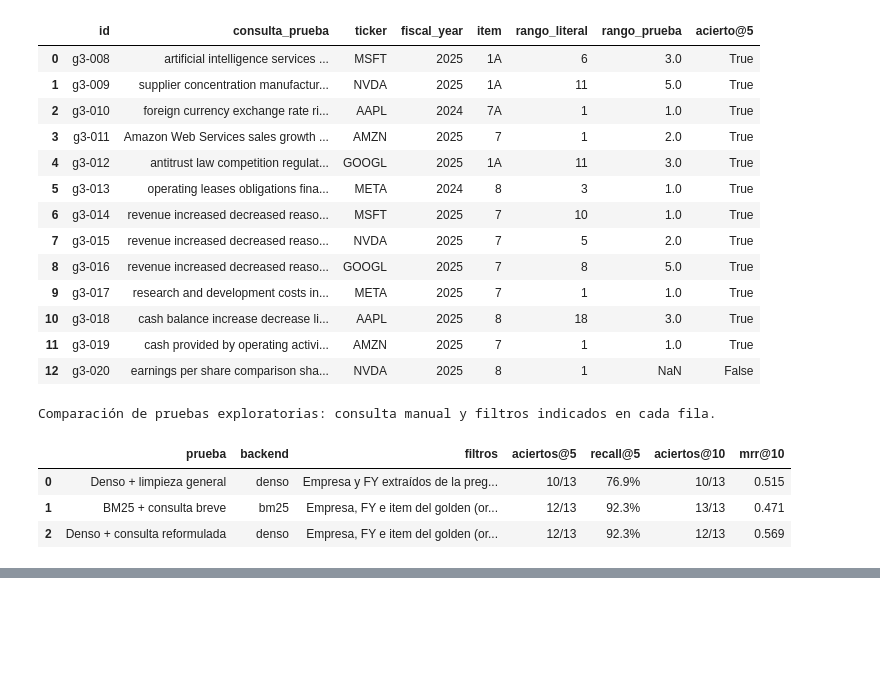
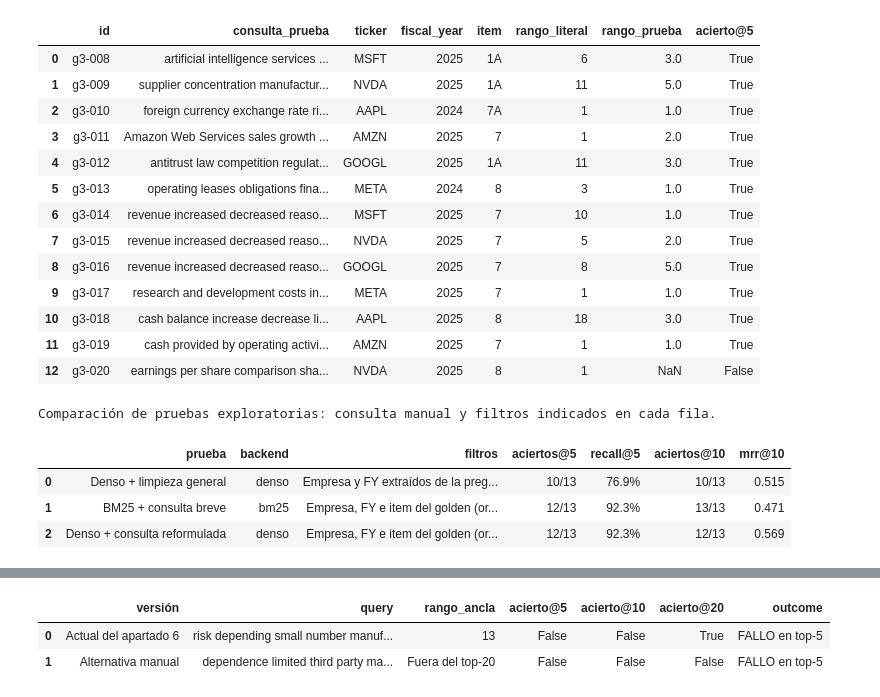
Before and after one commit to Romequinco/10k-financial-agent, a Jupyter notebook: notebooks/05_mejora_retrieval.ipynb, the cells around one changed output, grey strips where cells are left out. Cells and saved outputs as stored; diff of their text form; code cells hidden in the pictures; blank space fills up the shorter version.

Commit message:
notebook 5 fin

```diff
--- a/notebooks/05_mejora_retrieval.ipynb
+++ b/notebooks/05_mejora_retrieval.ipynb
@@ -525,0 +562,94 @@ Comparación de pruebas exploratorias: consulta manual y filtros indicados en ca
+# %%
+from pathlib import Path
+import sys
+import json
+import pandas as pd
+from IPython.display import display, Markdown
+
+# Funciona desde la raíz del repositorio o desde notebooks/.
+raiz = next(
+    p for p in [Path.cwd(), *Path.cwd().parents]
+    if (p / "pyproject.toml").exists()
+)
+sys.path.insert(0, str(raiz / "src"))
+
+from agente10k import config, evaluacion, retrieval
+from agente10k.pruebas_retrieval import limpiar_consulta, extraer_filtros
+
+golden = {
+    p["id"]: p
+    for p in evaluacion.cargar_golden(config.GOLDEN / "golden_propio.jsonl")
+}
+consultas = json.loads((
+    config.RESULTADOS / "experimentos" / "ingles_20260917" / "consultas.json"
+).read_text(encoding="utf-8"))
+
+# Consulta actual: se carga la que ya utiliza cada apartado.
+# Alternativa: otro intento manual, sin garantía de mejora.
+casos = [
+    ("6.1 · Denso + limpieza", "g3-009", 0,
+     "dependence on limited third party manufacturers risks"),
+
+    ("6.2 · BM25 + palabras clave", "g3-020", 1,
+     "basic earnings per share prior year comparison adjusted shares"),
+
+    ("6.3 · Denso + reformulación", "g3-020", 2,
+     "comparability of basic earnings per share across years adjustments to number of shares"),
+]
+
+outcomes = {}
+
+for metodo, pid, columna, alternativa in casos:
+    pregunta = golden[pid]
+    actual = consultas[pid][columna]
+
+    if columna == 0:
+        actual = limpiar_consulta(actual)
+        alternativa = limpiar_consulta(alternativa)
+        filtros = extraer_filtros(pregunta["pregunta"])
+    else:
+        filtros = evaluacion.filtros_oraculo(pregunta)
+
+    buscar = retrieval.buscar_bm25 if columna == 1 else retrieval.buscar_denso
+    filas = []
+
+    for version, query in [
+        ("Actual del apartado 6", actual),
+        ("Alternativa manual", alternativa),
+    ]:
+        documentos = buscar(query, k=20, **filtros)
+        ranking = [{
+            "id": pid,
+            "ranking": [d["chunk_id"] for d in documentos],
+            "ms": 0,
+        }]
+        detalle = evaluacion.detalle_retrieval(ranking, [pregunta])[0]
+
+        if not detalle["presente"]:
+            raise ValueError(f"{pid}: el ancla no está indexada; revisa el caso.")
+
+        rango = detalle["rango"]
+        filas.append({
+            "versión": version,
+            "query": query,
+            "rango_ancla": rango if rango is not None else "Fuera del top-20",
+            "acierto@5": rango is not None and rango <= 5,
+            "acierto@10": rango is not None and rango <= 10,
+            "acierto@20": rango is not None and rango <= 20,
+            "outcome": (
+                "ACIERTO en top-5"
+                if rango is not None and rango <= 5
+                else "FALLO en top-5"
+            ),
+        })
+
+    outcomes[metodo] = pd.DataFrame(filas)
+
+    display(Markdown(
+        f"### {metodo}\n\n**Pregunta:** {pregunta['pregunta']}"
+    ))
+    print("Filtros:", filtros)
+
+    with pd.option_context("display.max_colwidth", None):
+        display(outcomes[metodo])
+# %% [output]
@@ -525,0 +660,3 @@ Comparación de pruebas exploratorias: consulta manual y filtros indicados en ca
+|  | versión | query | rango_ancla | acierto@5 | acierto@10 | acierto@20 | outcome |
+| 0 | Actual del apartado 6 | risk depending small number manuf... | 13 | False | False | True | FALLO en top-5 |
+| 1 | Alternativa manual | dependence limited third party ma... | Fuera del top-20 | False | False | False | FALLO en top-5 |
```
Also changed, not shown: parts of 17 cells of this notebook, 9 other files.
